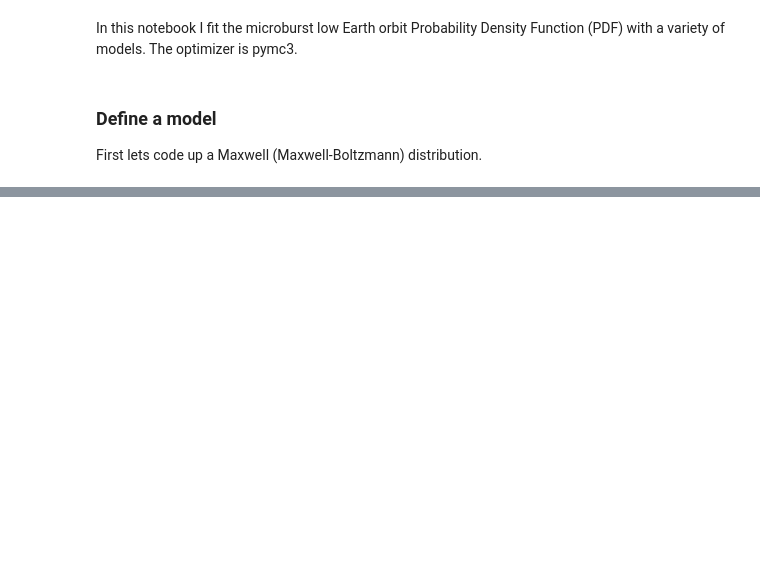
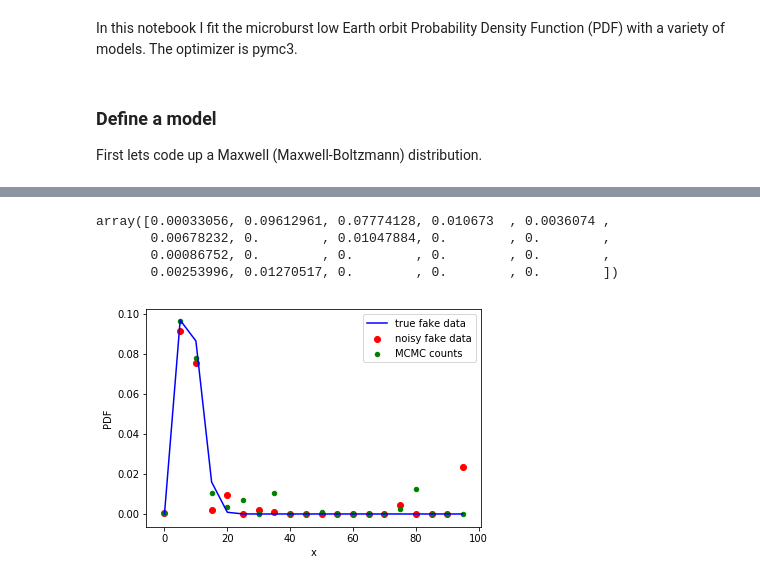
Before and after one commit to mshumko/ac6_microburst_scale_sizes, a Jupyter notebook: models/mcmc_microburst_pdf.ipynb, the cells around one changed output, grey strips where cells are left out. Saved outputs shown, nothing was run; the diff lists cells and outputs as text; code cells hidden in the pictures; blank space fills up the shorter version.

```diff
--- a/models/mcmc_microburst_pdf.ipynb
+++ b/models/mcmc_microburst_pdf.ipynb
@@ -22,3 +89,17 @@ Now run the MCMC model to fit the PDF.
+# %%
+c_m.eval()
+# %% [output]
+array([0.00033056, 0.09612961, 0.07774128, 0.010673  , 0.0036074 ,
+       0.00678232, 0.        , 0.01047884, 0.        , 0.        ,
+       0.00086752, 0.        , 0.        , 0.        , 0.        ,
+       0.00253996, 0.01270517, 0.        , 0.        , 0.        ])
+# %%
+plt.plot(x, y, c='b', label='true fake data')
+plt.scatter(x, y_data, c='r', label='noisy fake data');
+plt.scatter(x, c_m.eval(), c='g', s=20, label='MCMC counts');
+plt.legend(); plt.xlabel('x'); plt.ylabel('PDF');
+# %% [output]
+[figure, added]
 # %%
 with pm.Model() as model:
     # Very simple model!
```
Also changed, not shown: parts of 14 cells of this notebook.
